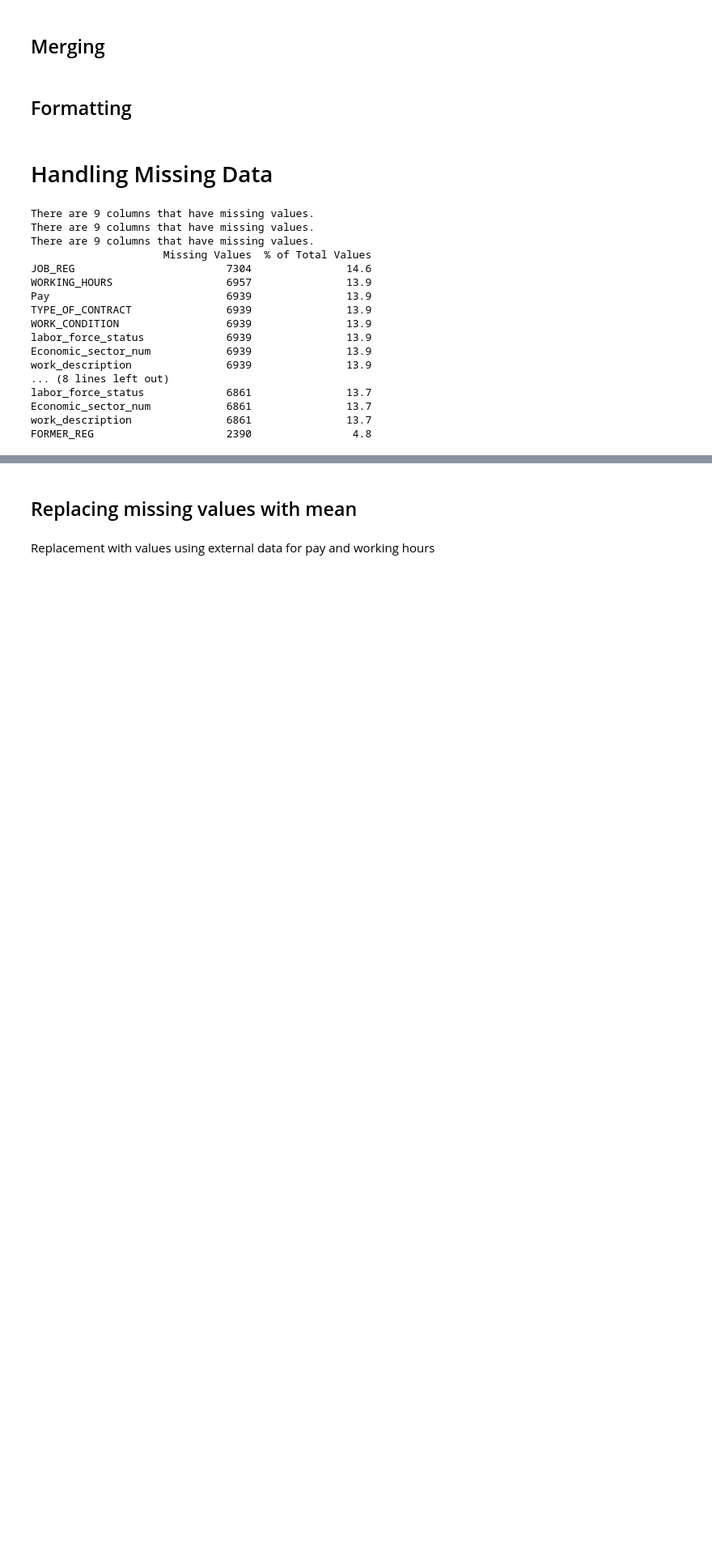
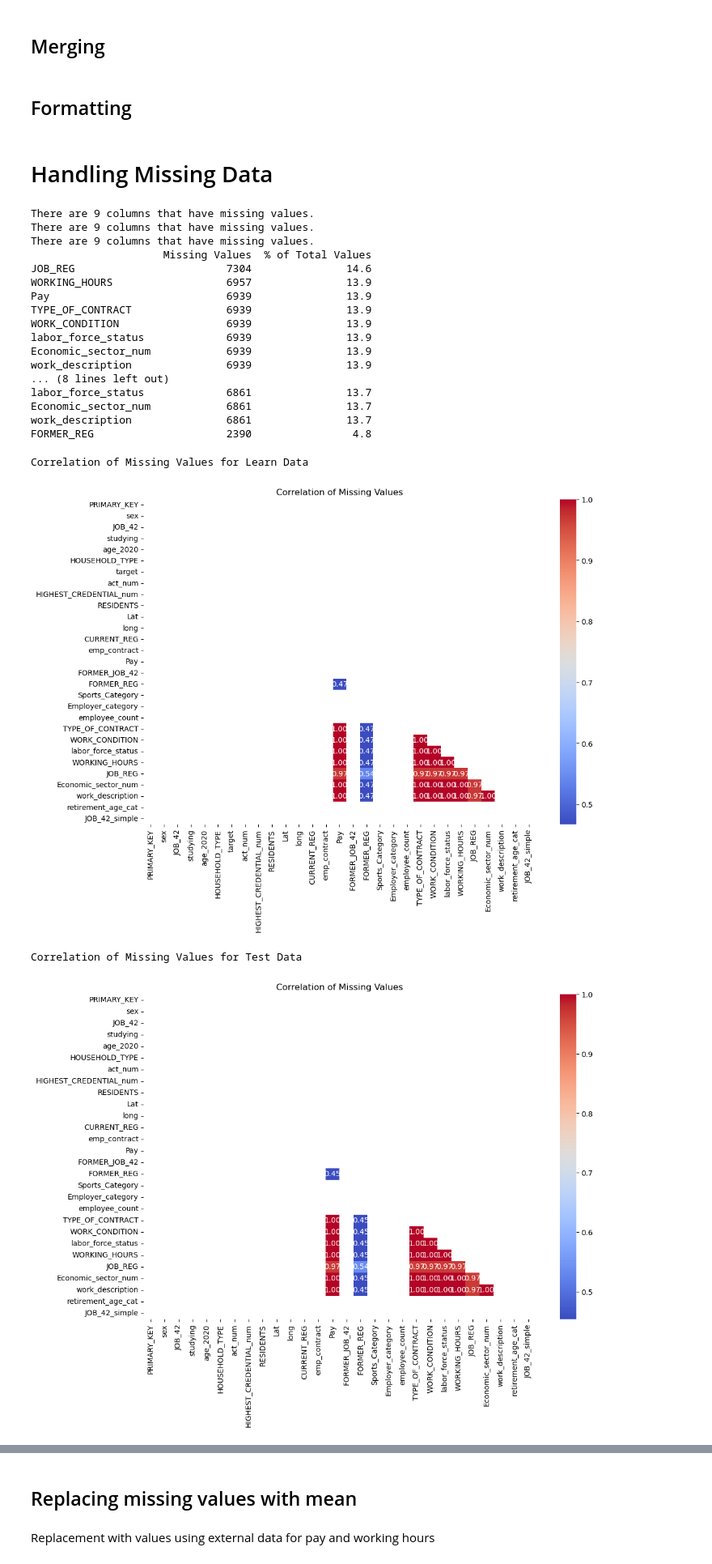
Before and after one commit to rinaaro/Machine-Learning-Project, a Jupyter notebook: project-15.ipynb, the cells around one changed output, grey strips where cells are left out. Shown at 81% size. Saved outputs shown, nothing was run; the diff lists cells and outputs as text; code cells hidden in the pictures; blank space fills up the shorter version.

Commit message:
correlation map

```diff
--- a/project-15.ipynb
+++ b/project-15.ipynb
@@ -374,6 +374,37 @@ labor_force_status             6861               13.7
 Economic_sector_num            6861               13.7
 work_description               6861               13.7
 FORMER_REG                     2390                4.8
+# %%
+def plot_missing_values_correlation(df):
+    """
+    Plots the correlation matrix of missing values in a DataFrame.
+
+    Parameters:
+        df (pd.DataFrame): The DataFrame with missing values.
+    """
+    # Calculate correlation of missing values
+    missing_corr = df.isnull().corr()
+
+    # Mask to hide the upper triangle
+    mask = np.triu(np.ones_like(missing_corr, dtype=bool))
+
+    # Plot the heatmap
+    plt.figure(figsize=(12, 8))
+    sns.heatmap(missing_corr, annot=True, fmt='.2f', cmap='coolwarm', mask=mask, cbar=True)
+    plt.title("Correlation of Missing Values")
+    plt.show()
+
+# Plot missing correlation for learn_data and test_data
+print("Correlation of Missing Values for Learn Data")
+plot_missing_values_correlation(learn_data)
+
+print("Correlation of Missing Values for Test Data")
+plot_missing_values_correlation(test_data)
+# %% [output]
+Correlation of Missing Values for Learn Data
+[figure, added]
+Correlation of Missing Values for Test Data
+[figure, added]
 # %%
 def missing_values_by_group_for_column(df, group_col, target_col):
     # Group by `group_col` and calculate missing values for `target_col`
```
Also changed, not shown: parts of 1 cell of this notebook.
